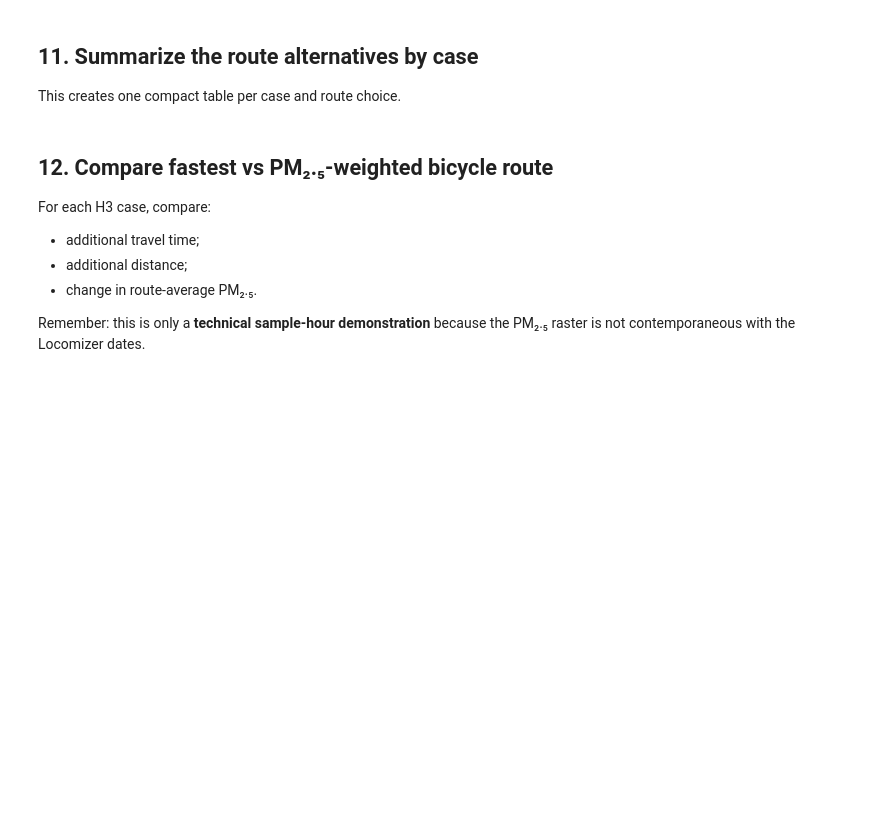
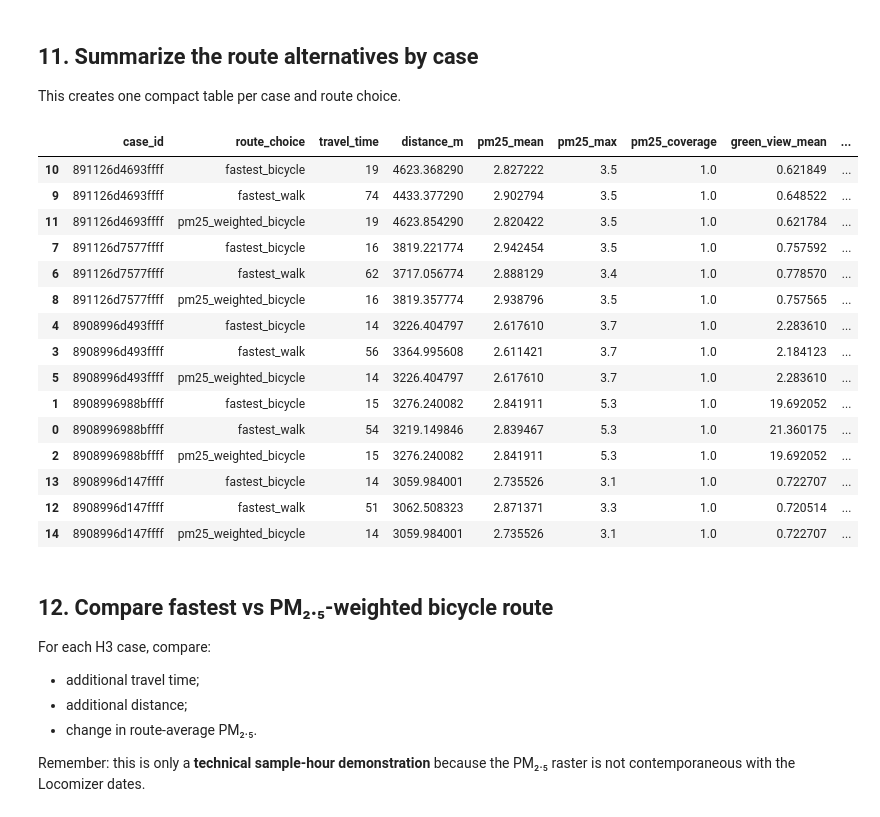
Before and after one commit to Nmodjrian/cafein-helsinki-exposure-poc, a Jupyter notebook: notebooks/09_route_level_environmental_exposure_poc.ipynb, the cells around one changed output. Saved outputs shown, nothing was run; the diff lists cells and outputs as text; code cells hidden in the pictures; blank space fills up the shorter version.

```diff
--- a/notebooks/09_route_level_environmental_exposure_poc.ipynb
+++ b/notebooks/09_route_level_environmental_exposure_poc.ipynb
@@ -552,43 +633,78 @@ This creates one compact table per case and route choice.
 # %%
 summary = (
     routes[
         route_columns
     ]
     .copy()
 )
 
+context_fields = [
+    "id",
+    "persistence_rate",
+    "activity_share_A",
+    "green_relief_burden",
+    "behaviour_green_priority",
+]
+
+context_fields = [
+    c
+    for c in context_fields
+    if c in selected_cases.columns
+]
+
+context_table = selected_cases[
+    context_fields
+].rename(
+    columns={
+        "id": "case_id",
+    }
+)
+
 summary = summary.merge(
-    selected_cases[
-        [
-            "id",
-            "persistence_rate",
-            "activity_share_A",
-            "green_relief_burden",
-            "behaviour_green_priority",
-        ]
-    ].rename(
-        columns={
-            "id": "case_id",
-        }
-    ),
+    context_table,
     on="case_id",
     how="left",
 )
 
-display(
-    summary.sort_values(
-        [
-            "behaviour_green_priority",
-            "case_id",
-            "route_choice",
-        ],
-        ascending=[
-            False,
-            True,
-            True,
-        ],
+sort_cols = [
+    c
+    for c in [
+        "behaviour_green_priority",
+        "case_id",
+        "route_choice",
+    ]
+    if c in summary.columns
+]
+
+if sort_cols:
+    display(
+        summary.sort_values(
+            sort_cols,
+            ascending=[
+                False if c == "behaviour_green_priority" else True
+                for c in sort_cols
+            ],
+        )
     )
-)
+else:
+    display(summary)
+# %% [output]
+|  | case_id | route_choice | travel_time | distance_m | pm25_mean | pm25_max | pm25_coverage | green_view_mean | ... |
+| 10 | 891126d4693ffff | fastest_bicycle | 19 | 4623.368290 | 2.827222 | 3.5 | 1.0 | 0.621849 | ... |
+| 9 | 891126d4693ffff | fastest_walk | 74 | 4433.377290 | 2.902794 | 3.5 | 1.0 | 0.648522 | ... |
+| 11 | 891126d4693ffff | pm25_weighted_bicycle | 19 | 4623.854290 | 2.820422 | 3.5 | 1.0 | 0.621784 | ... |
+| 7 | 891126d7577ffff | fastest_bicycle | 16 | 3819.221774 | 2.942454 | 3.5 | 1.0 | 0.757592 | ... |
+| 6 | 891126d7577ffff | fastest_walk | 62 | 3717.056774 | 2.888129 | 3.4 | 1.0 | 0.778570 | ... |
+| 8 | 891126d7577ffff | pm25_weighted_bicycle | 16 | 3819.357774 | 2.938796 | 3.5 | 1.0 | 0.757565 | ... |
+| 4 | 8908996d493ffff | fastest_bicycle | 14 | 3226.404797 | 2.617610 | 3.7 | 1.0 | 2.283610 | ... |
+| 3 | 8908996d493ffff | fastest_walk | 56 | 3364.995608 | 2.611421 | 3.7 | 1.0 | 2.184123 | ... |
+| 5 | 8908996d493ffff | pm25_weighted_bicycle | 14 | 3226.404797 | 2.617610 | 3.7 | 1.0 | 2.283610 | ... |
+| 1 | 8908996988bffff | fastest_bicycle | 15 | 3276.240082 | 2.841911 | 5.3 | 1.0 | 19.692052 | ... |
+| 0 | 8908996988bffff | fastest_walk | 54 | 3219.149846 | 2.839467 | 5.3 | 1.0 | 21.360175 | ... |
+| 2 | 8908996988bffff | pm25_weighted_bicycle | 15 | 3276.240082 | 2.841911 | 5.3 | 1.0 | 19.692052 | ... |
+| 13 | 8908996d147ffff | fastest_bicycle | 14 | 3059.984001 | 2.735526 | 3.1 | 1.0 | 0.722707 | ... |
+| 12 | 8908996d147ffff | fastest_walk | 51 | 3062.508323 | 2.871371 | 3.3 | 1.0 | 0.720514 | ... |
+| 14 | 8908996d147ffff | pm25_weighted_bicycle | 14 | 3059.984001 | 2.735526 | 3.1 | 1.0 | 0.722707 | ... |
 # %% [markdown]
 ## 12. Compare fastest vs PM₂.₅-weighted bicycle route
 
```
Also changed, not shown: parts of 10 cells of this notebook.
